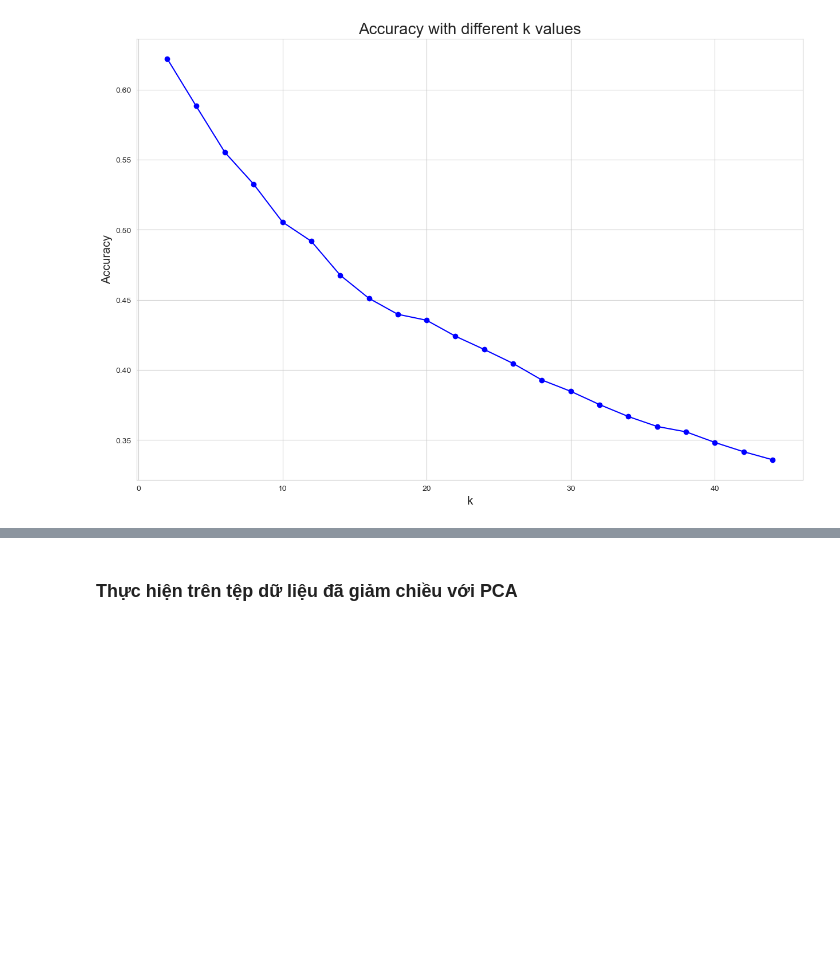
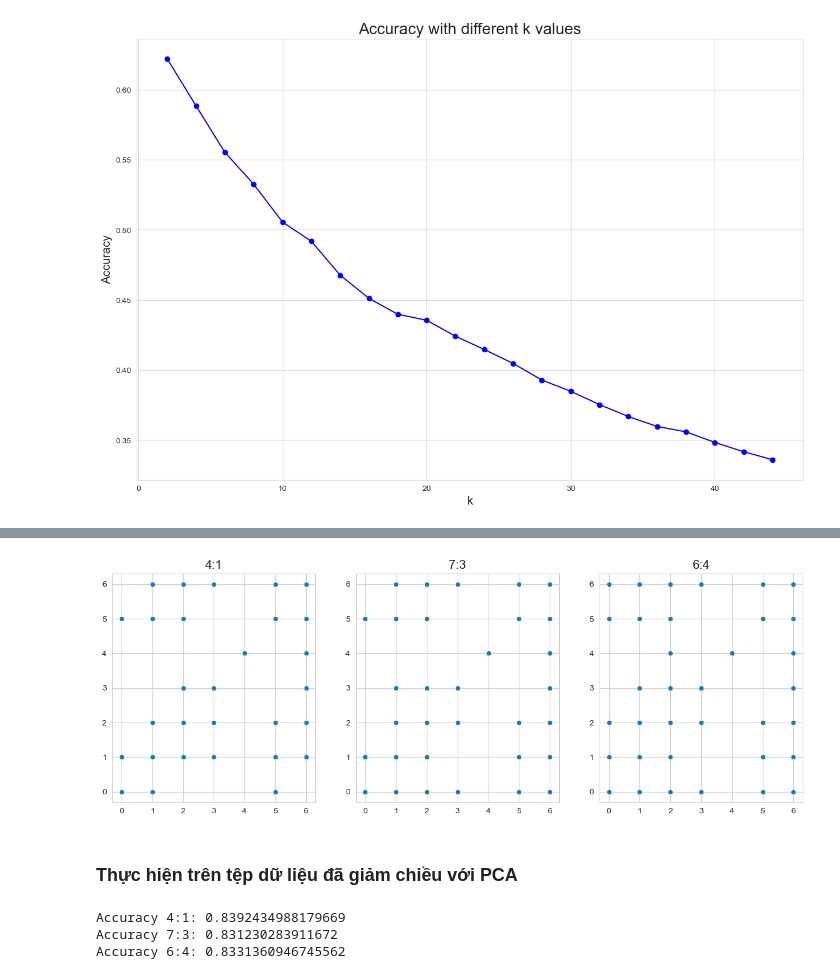
Before and after one commit to Anbt0106/Obesity-Classification, a Jupyter notebook: KNN_Library.ipynb, the cells around one changed output, grey strips where cells are left out. Saved outputs shown, nothing was run; the diff lists cells and outputs as text; code cells hidden in the pictures; blank space fills up the shorter version.

```diff
--- a/KNN_Library.ipynb
+++ b/KNN_Library.ipynb
@@ -146,3 +147,18 @@ weighted avg       0.59      0.59      0.59       845
+# %%
+# trực quan hóa và đánh giá tương quan giữa nhãn dự đoán và nhãn thực tế
+plt.figure(figsize=(15, 5))
+plt.subplot(1, 3, 1)
+sns.scatterplot(x=y_test_4_1, y=y_pred_4_1)
+plt.title('4:1', fontsize=15)
+plt.subplot(1, 3, 2)
+sns.scatterplot(x=y_test_7_3, y=y_pred_7_3)
+plt.title('7:3', fontsize=15)
+plt.subplot(1, 3, 3)
+sns.scatterplot(x=y_test_6_4, y=y_pred_6_4)
+plt.title('6:4', fontsize=15)
+plt.show()
+# %% [output]
+[figure, added]
 # %% [markdown]
 ### Thực hiện trên tệp dữ liệu đã giảm chiều với PCA
 # %%
@@ -162,18 +192,23 @@ X_test_6_4_pca = pca.transform(X_test_6_4)
 my_clf = KNeighborsClassifier(n_neighbors=best_k, weights='distance')
 
 # 4:1
-my_clf.fit(X_train_4_1_pca, y_train_4_1)
-y_pred_4_1 = my_clf.predict(X_test_4_1_pca)
+my_clf.fit(X_train_4_1_pca_scaler, y_train_4_1)
+y_pred_4_1 = my_clf.predict(X_test_4_1_pca_scaler)
 
 # 7:3
-my_clf.fit(X_train_7_3_pca, y_train_7_3)
-y_pred_7_3 = my_clf.predict(X_test_7_3_pca)
+my_clf.fit(X_train_7_3_pca_scaler, y_train_7_3)
+y_pred_7_3 = my_clf.predict(X_test_7_3_pca_scaler)
 
 # 6:4
-my_clf.fit(X_train_6_4_pca, y_train_6_4)
-y_pred_6_4 = my_clf.predict(X_test_6_4_pca)
+my_clf.fit(X_train_6_4_pca_scaler, y_train_6_4)
+y_pred_6_4 = my_clf.predict(X_test_6_4_pca_scaler)
+
 
 #acuracy
 print(f"Accuracy 4:1: {accuracy_score(y_test_4_1, y_pred_4_1)}")
 print(f"Accuracy 7:3: {accuracy_score(y_test_7_3, y_pred_7_3)}")
 print(f"Accuracy 6:4: {accuracy_score(y_test_6_4, y_pred_6_4)}")
+# %% [output]
+Accuracy 4:1: 0.8392434988179669
+Accuracy 7:3: 0.831230283911672
+Accuracy 6:4: 0.8331360946745562
```
Also changed, not shown: parts of 5 cells of this notebook, 4 other files.
